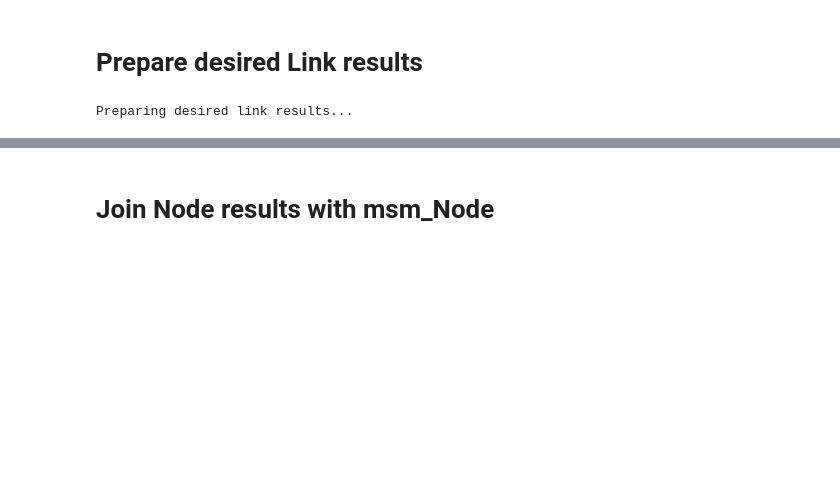
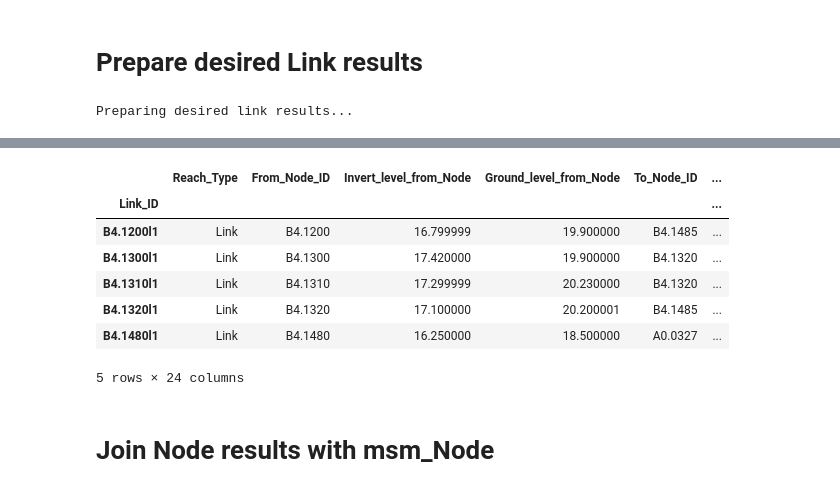
Before and after one commit to ThomasTHT/mikeplus-result-report, a Jupyter notebook: mike+export-results.ipynb, the cells around one changed output, grey strips where cells are left out. Cells and saved outputs as stored; diff of their text form; code cells hidden in the pictures; blank space fills up the shorter version.

```diff
--- a/mike+export-results.ipynb
+++ b/mike+export-results.ipynb
@@ -547,3 +485,25 @@ df_res1dLink
+# %%
+# create dataframe from dictionary
+
+df_res1dLink=pd.DataFrame(dict_res1d_links)
+
+# keep only those lines where ReacH_Type = 'Link'
+# df_res1dLink = df_res1dLink.loc[df['Reach_Type'] == 'Link']
+# currently obsolete, as below merge eliminates non-Links
+
+# set index on Link_ID:
+df_res1dLink =  df_res1dLink.set_index('Link_ID')
+
+df_res1dLink.head()
+# %% [output]
+|  | Reach_Type | From_Node_ID | Invert_level_from_Node | Ground_level_from_Node | To_Node_ID | ... |
+| Link_ID |  |  |  |  |  | ... |
+| B4.1200l1 | Link | B4.1200 | 16.799999 | 19.900000 | B4.1485 | ... |
+| B4.1300l1 | Link | B4.1300 | 17.420000 | 19.900000 | B4.1320 | ... |
+| B4.1310l1 | Link | B4.1310 | 17.299999 | 20.230000 | B4.1320 | ... |
+| B4.1320l1 | Link | B4.1320 | 17.100000 | 20.200001 | B4.1485 | ... |
+| B4.1480l1 | Link | B4.1480 | 16.250000 | 18.500000 | A0.0327 | ... |
+5 rows × 24 columns
 # %% [markdown]
 # Join Node results with msm_Node
 # %%
```
Also changed, not shown: parts of 49 cells of this notebook, 1 other file.
